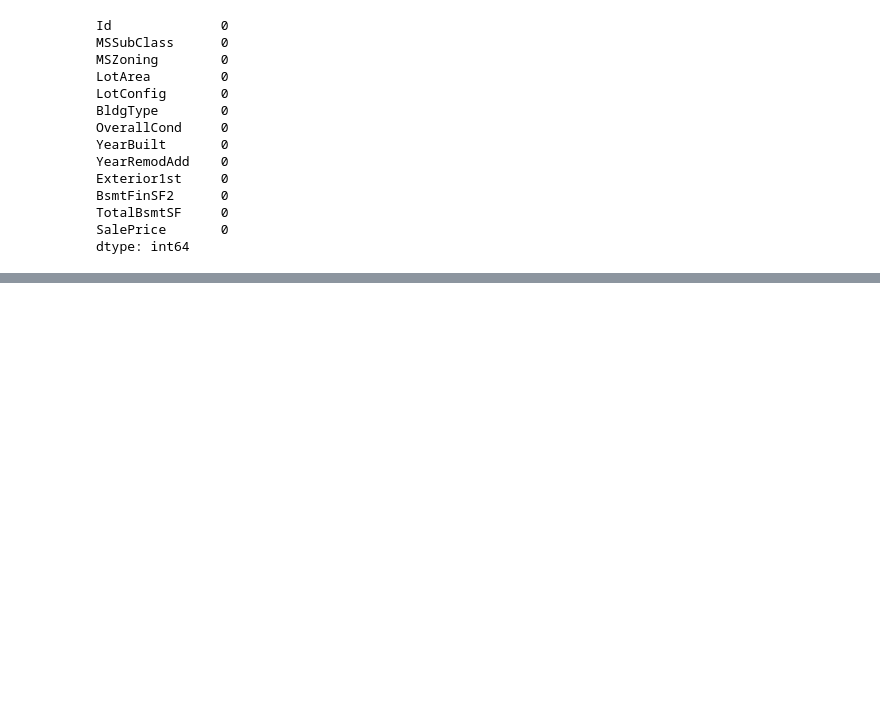
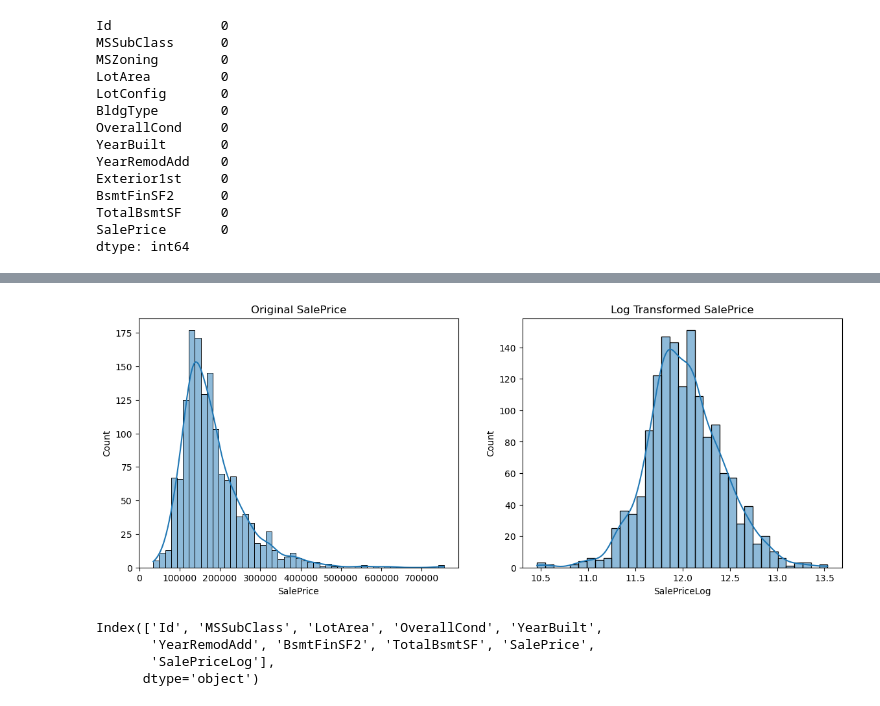
Before and after one commit to anayatasinha/House-Price-Prediction---ML, a Jupyter notebook: code.ipynb, the cells around one changed output, grey strips where cells are left out. Cells and saved outputs as stored; diff of their text form; code cells hidden in the pictures; blank space fills up the shorter version.

```diff
--- a/code.ipynb
+++ b/code.ipynb
@@ -141,0 +132,25 @@ SalePrice skew: 1.8828757597682129
+# %%
+#Compare distribution
+fig, axes = plt.subplots(1, 2, figsize=(14, 5))
+
+sns.histplot(train["SalePrice"], kde=True, ax=axes[0])
+axes[0].set_title("Original SalePrice")
+
+sns.histplot(train["SalePriceLog"], kde=True, ax=axes[1])
+axes[1].set_title("Log Transformed SalePrice")
+
+plt.show()
+# %% [output]
+[figure, added]
+# %%
+#Getting numerical columns
+numeric_features = train.select_dtypes(
+    include=["int64", "float64"]
+).columns
+
+print(numeric_features)
+# %% [output]
+Index(['Id', 'MSSubClass', 'LotArea', 'OverallCond', 'YearBuilt',
+       'YearRemodAdd', 'BsmtFinSF2', 'TotalBsmtSF', 'SalePrice',
+       'SalePriceLog'],
+      dtype='object')
```
Also changed, not shown: parts of 28 cells of this notebook.
